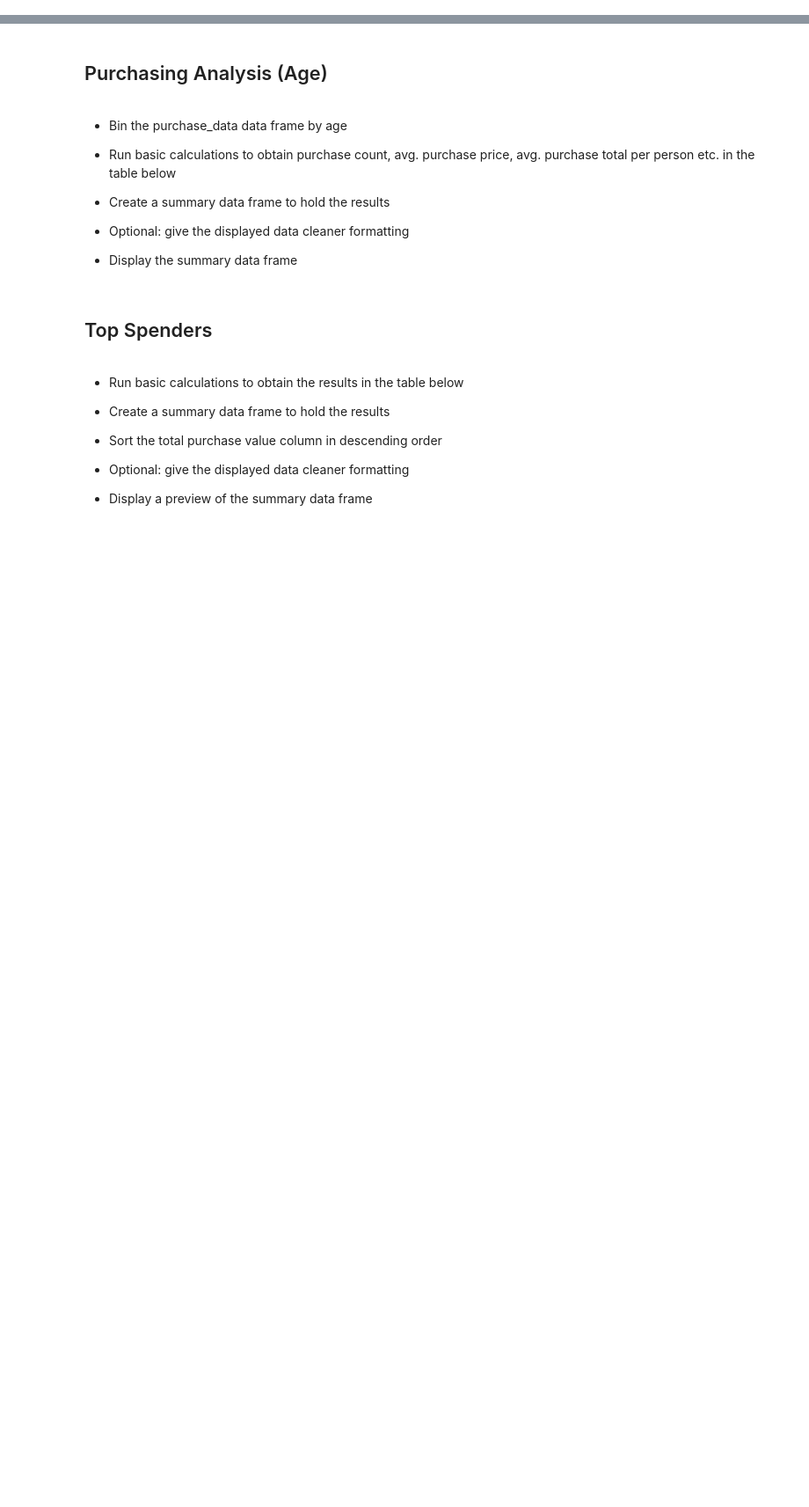
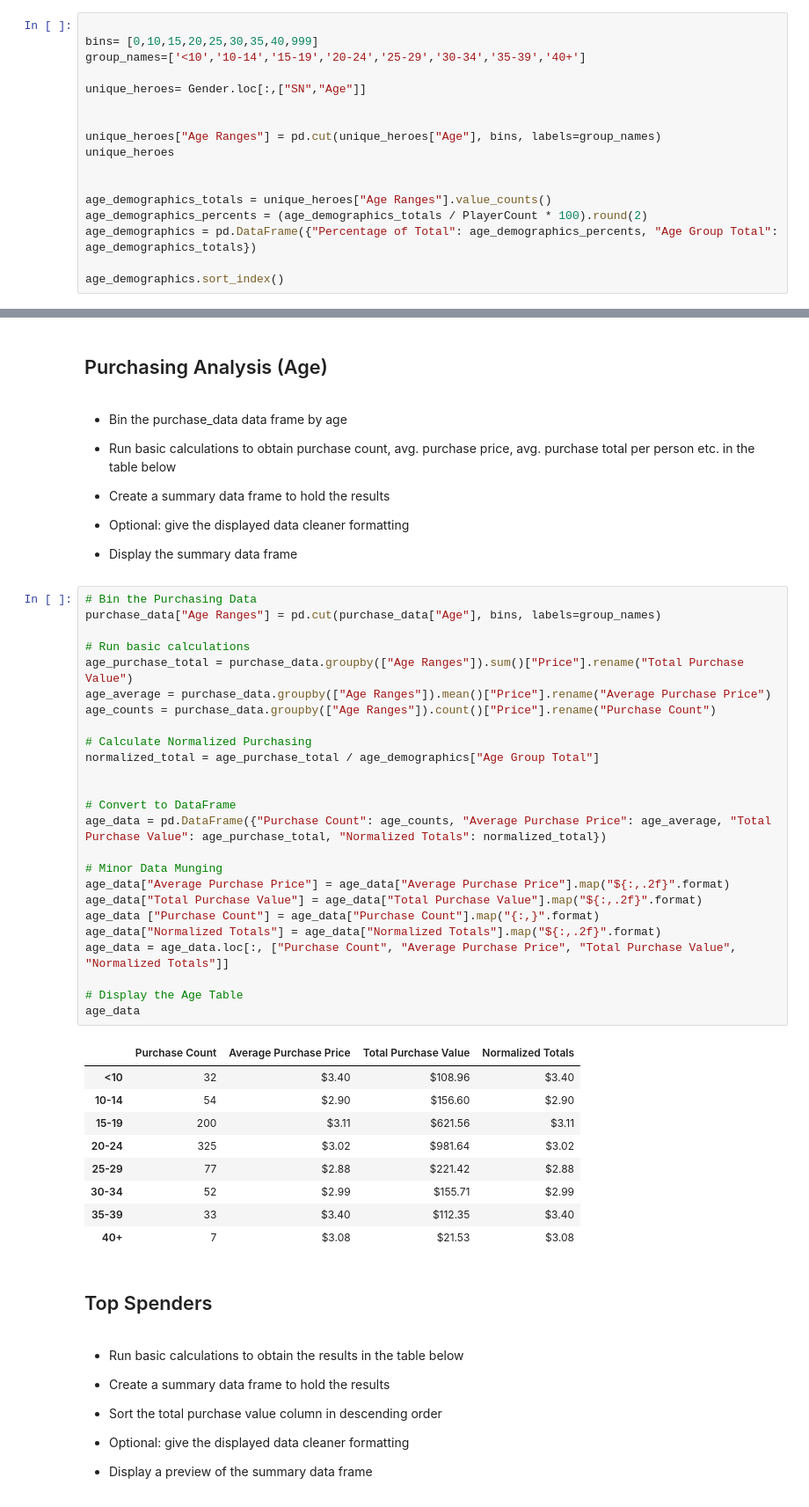
Before and after one commit to atravaglia/pandas-challenge, a Jupyter notebook: HeroesOfPymoli.ipynb, the cells around one changed output, grey strips where cells are left out. Shown at 88% size. Cells and saved outputs as stored; diff of their text form; blank space fills up the shorter version.

```diff
--- a/HeroesOfPymoli.ipynb
+++ b/HeroesOfPymoli.ipynb
@@ -233,3 +236,20 @@ summary_purchasing_analysis
 
 
 * Display Age Demographics Table
+# %%
+
+bins= [0,10,15,20,25,30,35,40,999]
+group_names=['<10','10-14','15-19','20-24','25-29','30-34','35-39','40+']
+
+unique_heroes= Gender.loc[:,["SN","Age"]]
+
+
+unique_heroes["Age Ranges"] = pd.cut(unique_heroes["Age"], bins, labels=group_names)
+unique_heroes
+
+
+age_demographics_totals = unique_heroes["Age Ranges"].value_counts()
+age_demographics_percents = (age_demographics_totals / PlayerCount * 100).round(2)
+age_demographics = pd.DataFrame({"Percentage of Total": age_demographics_percents, "Age Group Total": age_demographics_totals})
+
+age_demographics.sort_index()
@@ -249,6 +279,41 @@ summary_purchasing_analysis
 
 
 * Display the summary data frame
+# %%
+# Bin the Purchasing Data
+purchase_data["Age Ranges"] = pd.cut(purchase_data["Age"], bins, labels=group_names)
+
+# Run basic calculations
+age_purchase_total = purchase_data.groupby(["Age Ranges"]).sum()["Price"].rename("Total Purchase Value")
+age_average = purchase_data.groupby(["Age Ranges"]).mean()["Price"].rename("Average Purchase Price")
+age_counts = purchase_data.groupby(["Age Ranges"]).count()["Price"].rename("Purchase Count")
+
+# Calculate Normalized Purchasing
+normalized_total = age_purchase_total / age_demographics["Age Group Total"]
+
+
+# Convert to DataFrame
+age_data = pd.DataFrame({"Purchase Count": age_counts, "Average Purchase Price": age_average, "Total Purchase Value": age_purchase_total, "Normalized Totals": normalized_total})
+
+# Minor Data Munging
+age_data["Average Purchase Price"] = age_data["Average Purchase Price"].map("${:,.2f}".format)
+age_data["Total Purchase Value"] = age_data["Total Purchase Value"].map("${:,.2f}".format)
+age_data ["Purchase Count"] = age_data["Purchase Count"].map("{:,}".format)
+age_data["Normalized Totals"] = age_data["Normalized Totals"].map("${:,.2f}".format)
+age_data = age_data.loc[:, ["Purchase Count", "Average Purchase Price", "Total Purchase Value", "Normalized Totals"]]
+
+# Display the Age Table
+age_data
+# %% [output]
+|  | Purchase Count | Average Purchase Price | Total Purchase Value | Normalized Totals |
+| <10 | 32 | $3.40 | $108.96 | $3.40 |
+| 10-14 | 54 | $2.90 | $156.60 | $2.90 |
+| 15-19 | 200 | $3.11 | $621.56 | $3.11 |
+| 20-24 | 325 | $3.02 | $981.64 | $3.02 |
+| 25-29 | 77 | $2.88 | $221.42 | $2.88 |
+| 30-34 | 52 | $2.99 | $155.71 | $2.99 |
+| 35-39 | 33 | $3.40 | $112.35 | $3.40 |
+| 40+ | 7 | $3.08 | $21.53 | $3.08 |
 # %% [markdown]
 ## Top Spenders
 # %% [markdown]
```
Also changed, not shown: parts of 6 cells of this notebook, 1 other file.
